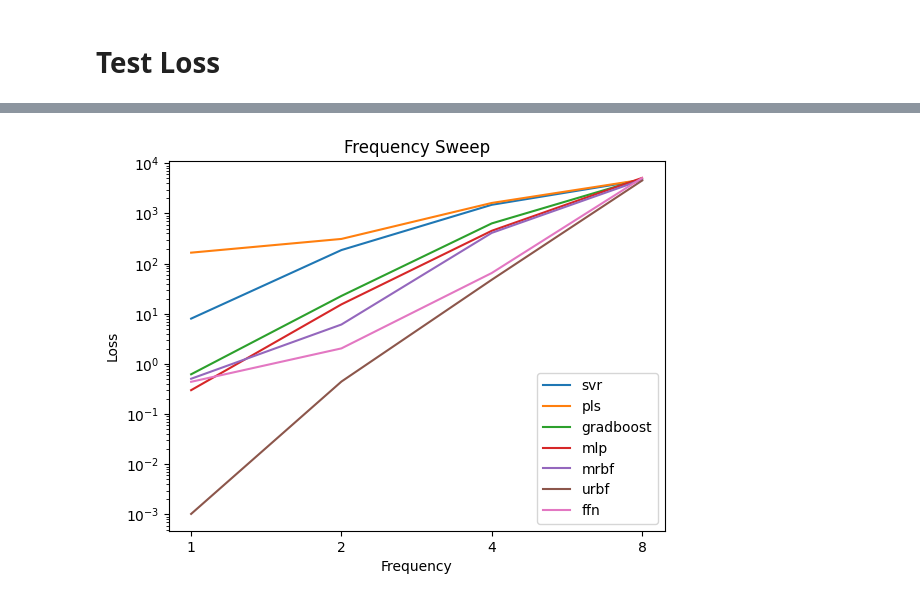
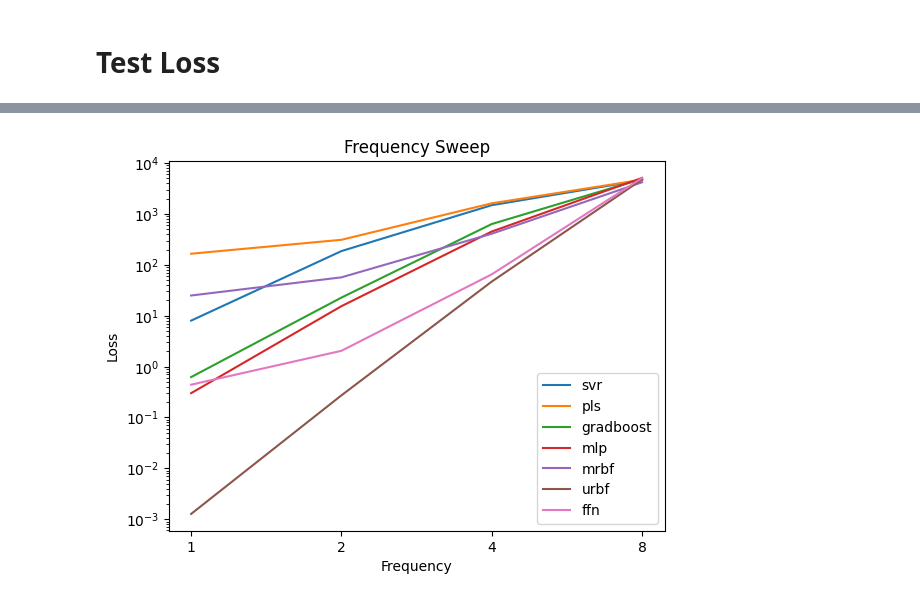
Before and after one commit to dajojo/urbf, a Jupyter notebook: experiments/36_noise_frequency_sweep_regression/analyze/overview.ipynb, the cells around one changed output, grey strips where cells are left out. Saved outputs shown, nothing was run; the diff lists cells and outputs as text; code cells hidden in the pictures.

```diff
--- a/experiments/36_noise_frequency_sweep_regression/analyze/overview.ipynb
+++ b/experiments/36_noise_frequency_sweep_regression/analyze/overview.ipynb
@@ -193,39 +197,39 @@ fig.show()
 import matplotlib.pyplot as plt
 
 
-top_methods = ["svr","pls","gradboost","mlp_001","mrbf_0001_x10","urbf_0001","ffn_001_1"]
-top_method_renaming = {"svr":"svr","pls":"pls","gradboost":"gradboost", "mlp_001":"mlp","mrbf_0001_x10":"mrbf","urbf_0001":"urbf","ffn_001_1":"ffn"}
+top_method_renaming = {"svr":"svr","pls":"pls","gradboost":"gradboost", "mlp_001":"mlp","mrbf_001":"mrbf","urbf_001":"urbf","ffn_001_1":"ffn"}
+top_methods = list(top_method_renaming.keys())
 
 
 # Create a figure and an axis
 fig, ax = plt.subplots()
 
 # Plot each line
 for i, line in enumerate(chunks):
     if chunk_names[i][2:] in top_methods:
         ax.plot(list(range(len(line))), line, label=top_method_renaming[chunk_names[i][2:]])
 
 # Setting the title and labels
 ax.set_title('Frequency Sweep')
 ax.set_xlabel('Frequency')
 ax.set_ylabel('Loss')
 
 # Use logarithmic scale for y-axis
 ax.set_yscale('log')
 
 frequency_labels = [1,2,4,8]
 
 # Setting x-axis ticks
 ax.set_xticks(list(range(len(frequency_labels))))
 ax.set_xticklabels(frequency_labels)
 
 # Adding a legend
 ax.legend()
 
 # Show the plot
 plt.show()
 # %% [output]
-[figure, old version]
+[figure, new version]
 # %%
 values = list(method_durations.values())
 ### use average value:
```
Also changed, not shown: parts of 1 cell of this notebook, 9 other files.
